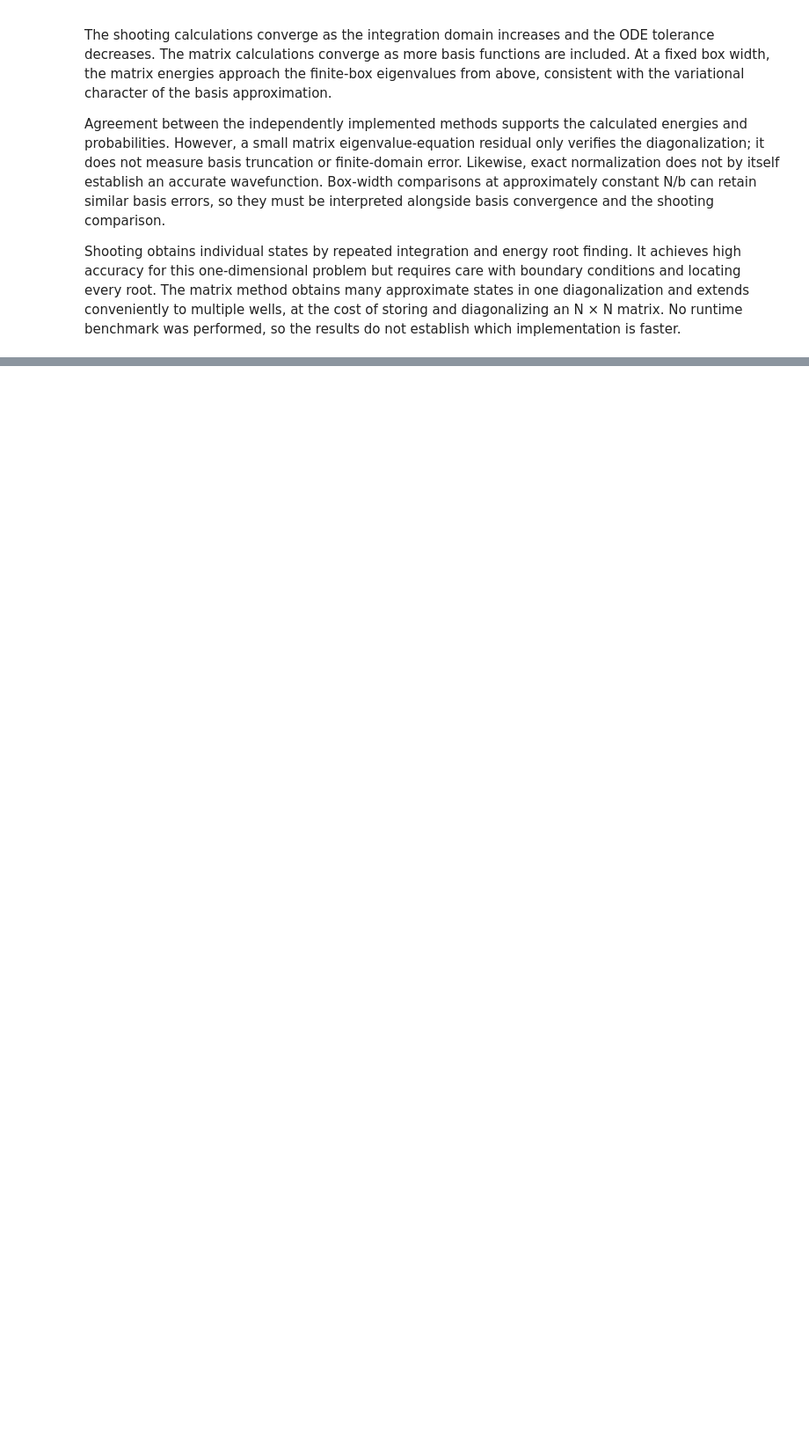
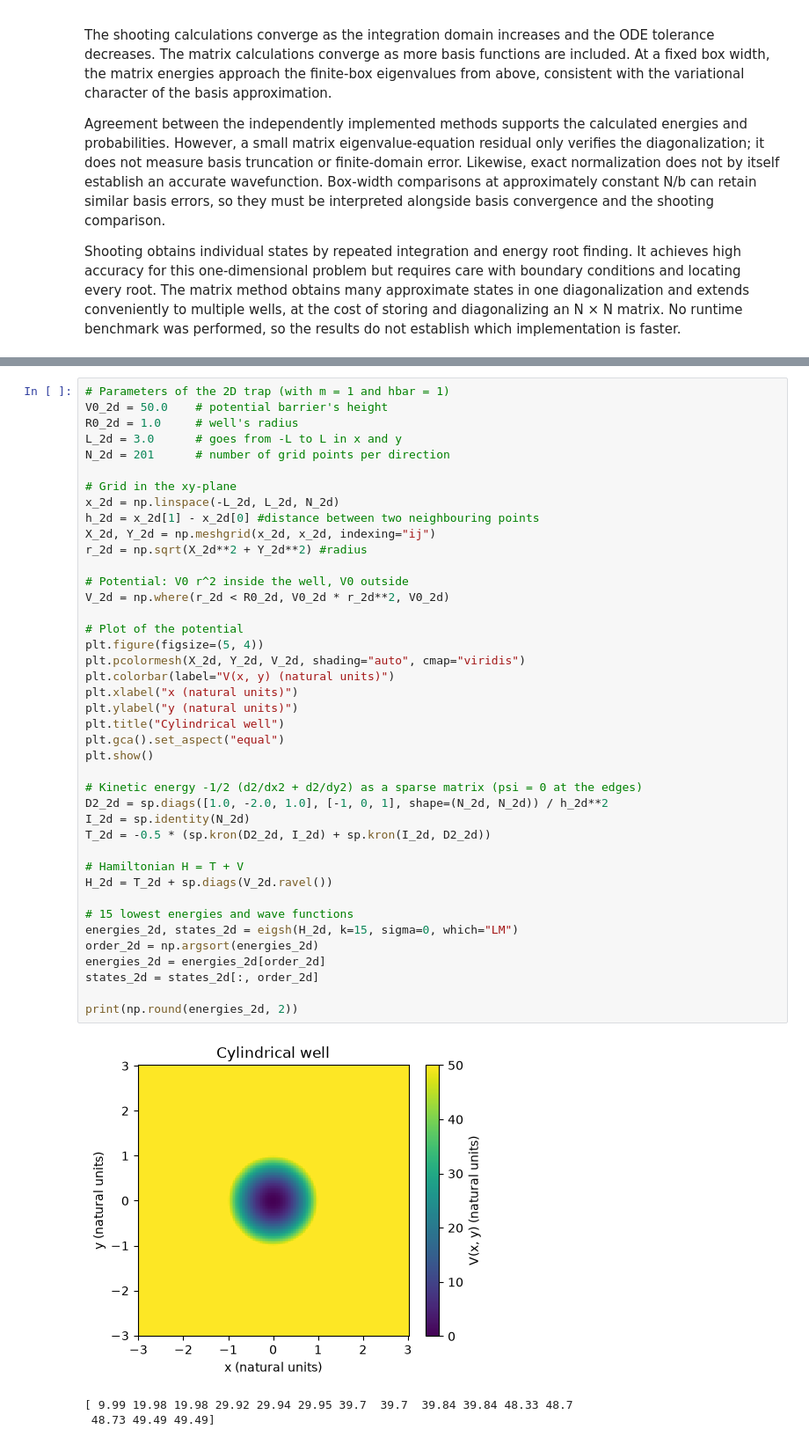
Before and after one commit to Ss0cr4mM/Project-3-Comp-Methods, a Jupyter notebook: Project3.ipynb, the cells around one changed output, grey strips where cells are left out. Shown at 88% size. Drawn from its saved outputs; the diff is of its cells as text; blank space fills up the shorter version.

```diff
--- a/Project3.ipynb
+++ b/Project3.ipynb
@@ -658,0 +709,45 @@ is faster.
+# %%
+# Parameters of the 2D trap (with m = 1 and hbar = 1)
+V0_2d = 50.0    # potential barrier's height
+R0_2d = 1.0     # well's radius
+L_2d = 3.0      # goes from -L to L in x and y
+N_2d = 201      # number of grid points per direction
+
+# Grid in the xy-plane
+x_2d = np.linspace(-L_2d, L_2d, N_2d)
+h_2d = x_2d[1] - x_2d[0] #distance between two neighbouring points
+X_2d, Y_2d = np.meshgrid(x_2d, x_2d, indexing="ij")
+r_2d = np.sqrt(X_2d**2 + Y_2d**2) #radius
+
+# Potential: V0 r^2 inside the well, V0 outside
+V_2d = np.where(r_2d < R0_2d, V0_2d * r_2d**2, V0_2d)
+
+# Plot of the potential
+plt.figure(figsize=(5, 4))
+plt.pcolormesh(X_2d, Y_2d, V_2d, shading="auto", cmap="viridis")
+plt.colorbar(label="V(x, y) (natural units)")
+plt.xlabel("x (natural units)")
+plt.ylabel("y (natural units)")
+plt.title("Cylindrical well")
+plt.gca().set_aspect("equal")
+plt.show()
+
+# Kinetic energy -1/2 (d2/dx2 + d2/dy2) as a sparse matrix (psi = 0 at the edges)
+D2_2d = sp.diags([1.0, -2.0, 1.0], [-1, 0, 1], shape=(N_2d, N_2d)) / h_2d**2
+I_2d = sp.identity(N_2d)
+T_2d = -0.5 * (sp.kron(D2_2d, I_2d) + sp.kron(I_2d, D2_2d))
+
+# Hamiltonian H = T + V
+H_2d = T_2d + sp.diags(V_2d.ravel())
+
+# 15 lowest energies and wave functions
+energies_2d, states_2d = eigsh(H_2d, k=15, sigma=0, which="LM")
+order_2d = np.argsort(energies_2d)
+energies_2d = energies_2d[order_2d]
+states_2d = states_2d[:, order_2d]
+
+print(np.round(energies_2d, 2))
+# %% [output]
+[figure, added]
+[ 9.99 19.98 19.98 29.92 29.94 29.95 39.7  39.7  39.84 39.84 48.33 48.7
+ 48.73 49.49 49.49]
```
Also changed, not shown: parts of 11 cells of this notebook.
